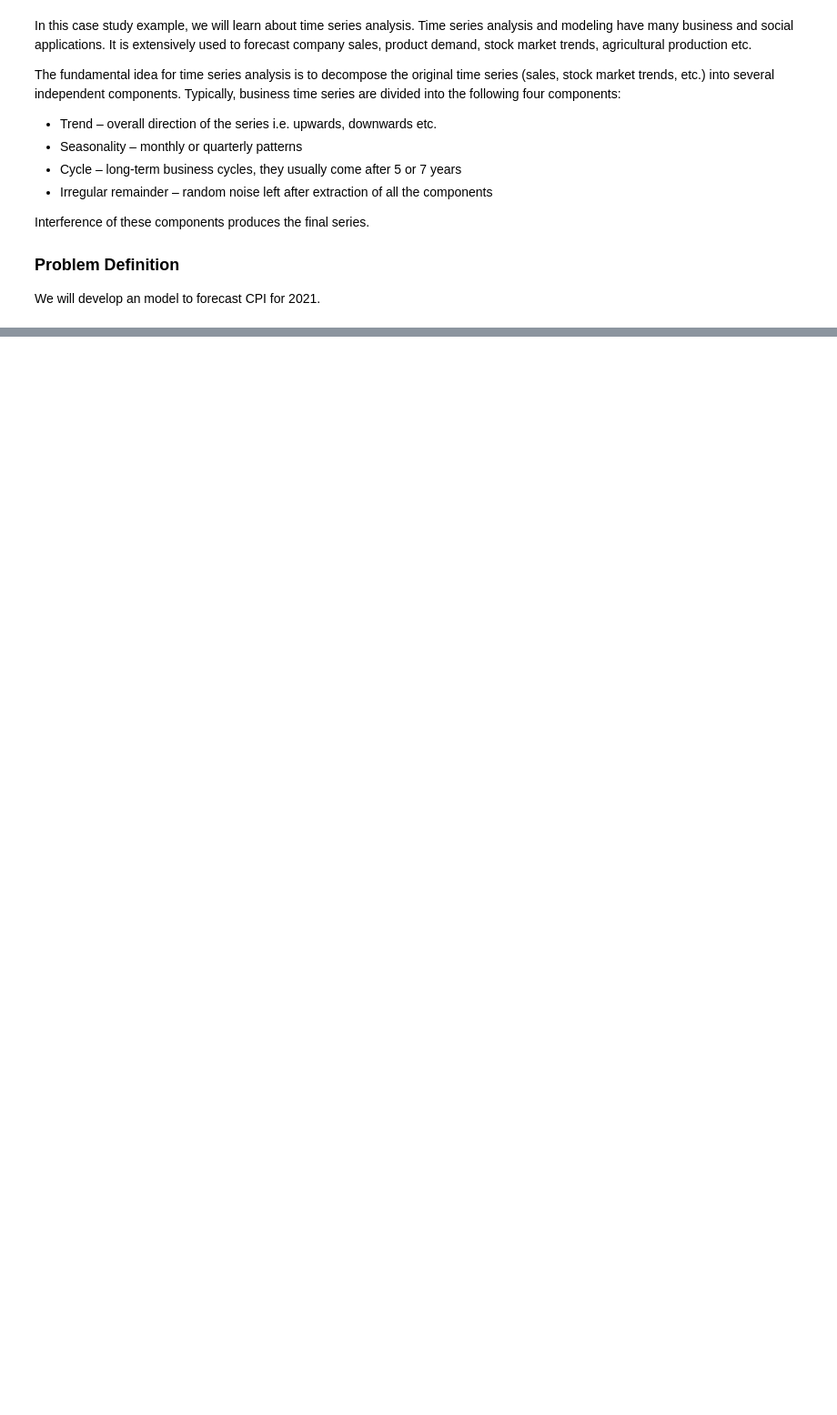
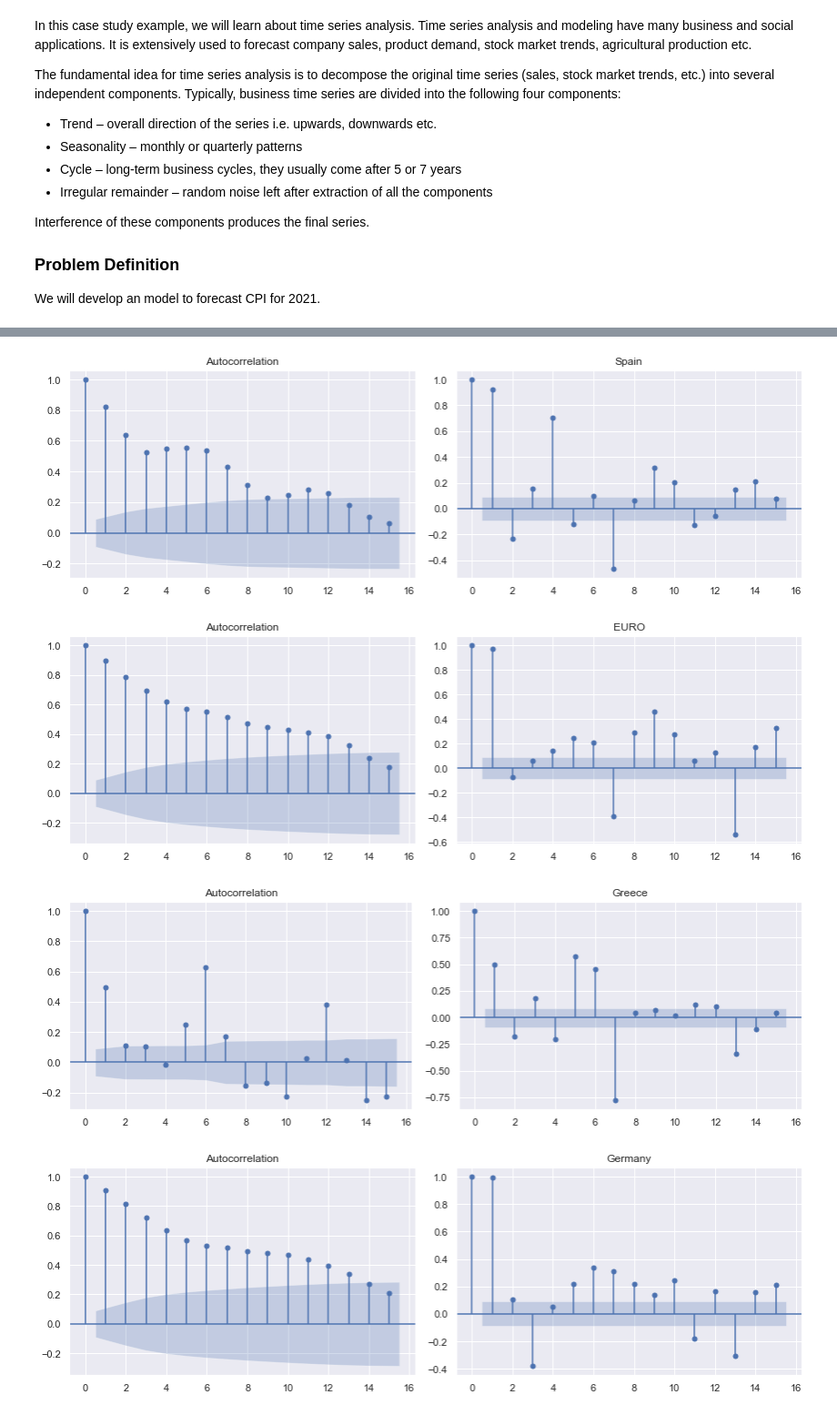
Before and after one commit to tajalahluwalia/data_tools_final_project, a Jupyter notebook: DataScienceToolsFinalProject.ipynb, the cells around one changed output, grey strips where cells are left out. Shown at 91% size. Cells and saved outputs as stored; diff of their text form; code cells hidden in the pictures; blank space fills up the shorter version.

```diff
--- a/DataScienceToolsFinalProject.ipynb
+++ b/DataScienceToolsFinalProject.ipynb
@@ -237,10 +373,22 @@ We will develop an model to forecast CPI for 2021.
 # %%
+#create a user defined function for Dickey-Fuller test:
+from statsmodels.tsa.stattools import adfuller
+
+def test_stationarity(timeseries):
+    print('Results of Dickey-Fuller Test:')
+    dftest = adfuller(timeseries, autolag='AIC')
+    dfoutput = pd.Series(dftest[0:4], index=['Test Statistic','p-value','#Lags Used','Number of Observations Used'])
+    for key,value in dftest[4].items(): # key, value mapping
+        dfoutput['Critical Value (%s)'%key] = value
+    # print(dfoutput)
+    if dftest[0] < dftest[4]["5%"]:
+        print ("Reject Ho - Time Series is Stationary")
+    else:
+        print ("Failed to Reject Ho - Time Series is Non-Stationary")
+
+
 # Perform Dickey-Fuller test:
-from statsmodels.tsa.stattools import adfuller
-print('Results of Dickey-Fuller Test:')
-dftest = adfuller(final_df['cpi'])
-dfoutput = pd.Series(dftest[0:4], index=['Test Statistic', 'p-value', '#lags Used', 'Number of Observations Used'])
-for key, value in dftest[4].items():
-    dfoutput['Critical Value (%s)'%key] = value
-print(dfoutput)
+for country in countries:
+    print("ADF test for ", country)
+    test_stationarity(final_df[final_df.Country == country]['cpi'])
 # %% [output]
@@ -255,0 +413,7 @@ dtype: float64
+# %%
+# We can take the first difference to make data stationary
+
+# Perform Dickey-Fuller test with first difference:
+for country in countries:
+    print("ADF test for ", country)
+    test_stationarity(final_df[final_df.Country == country]['cpi'].diff(9).dropna())
@@ -255,0 +459,16 @@ dtype: float64
+# %%
+import statsmodels.tsa.api as smt
+
+for country in countries:
+    fig, axes = plt.subplots(1, 2, sharey=False, sharex=False)
+    fig.set_figwidth(12)
+    fig.set_figheight(4)
+    smt.graphics.plot_acf(final_df[final_df.Country == country]['cpi'], lags=15, ax=axes[0], alpha=0.5)
+    smt.graphics.plot_pacf(final_df[final_df.Country == country]['cpi'], lags=15, ax=axes[1], alpha=0.5, method='ols')
+    plt.title(country)
+    plt.tight_layout()
+# %% [output]
+[figure, added]
+[figure, added]
+[figure, added]
+[figure, added]
```
Also changed, not shown: parts of 47 cells of this notebook, 11 other files.
